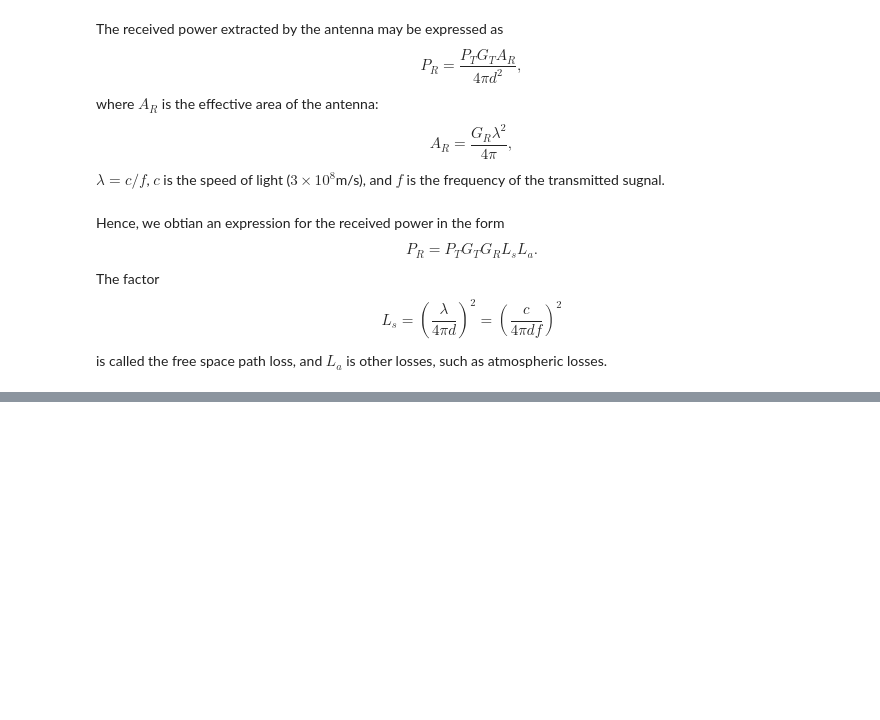
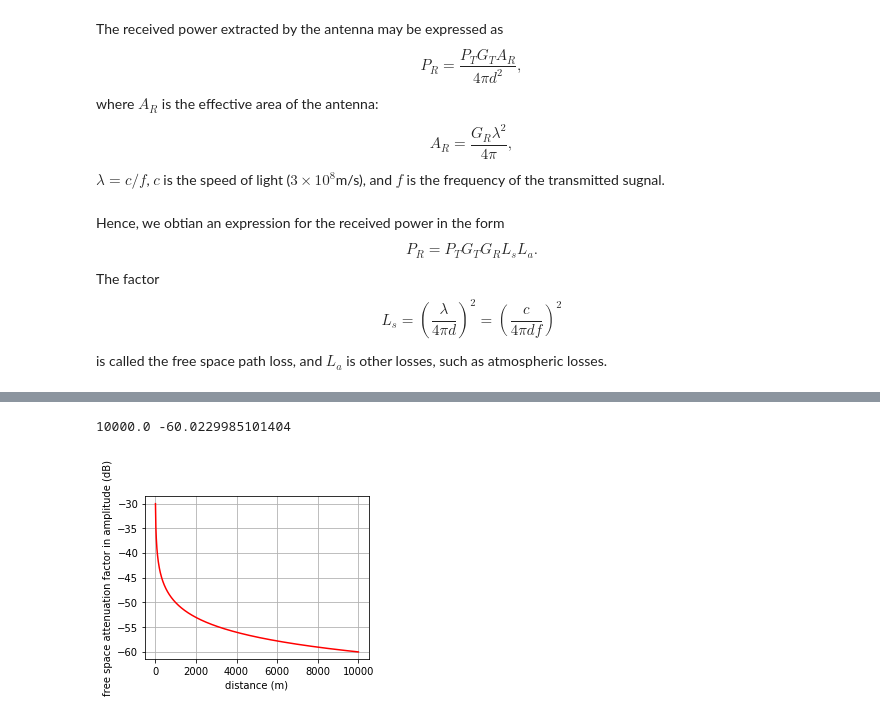
Before and after one commit to lishengxiangzz/lishengxiangzz.github.io, a Jupyter notebook: notes.ipynb, the cells around one changed output, grey strips where cells are left out. Saved outputs shown, nothing was run; the diff lists cells and outputs as text; code cells hidden in the pictures; blank space fills up the shorter version.

```diff
--- a/notes.ipynb
+++ b/notes.ipynb
@@ -55,0 +62,6 @@ is called the free space path loss, and $L_a$ is other losses, such as atmospher
+# %%
+import numpy as np
+d = np.linspace(1000,6500, 12)
+attenuation = 3e8/(4*np.pi*d*2400e6)
+for (d_i, atten_i) in zip(d, attenuation):
+    print(d_i.astype(int)/1000,'km:', atten_i)
@@ -55,0 +81,15 @@ is called the free space path loss, and $L_a$ is other losses, such as atmospher
+# %%
+    import matplotlib.pyplot as plt
+    %matplotlib inline
+    plt.figure(figsize=(4,3))
+    d = np.linspace(0, 10e3, 1e3+1)
+    Ls = 10*np.log10(3e8/(4*np.pi*d*2400e6))
+    print(np.max(d), np.min(Ls))
+    plt.plot(d, Ls, color='r',linewidth=1.5)
+    plt.xlabel('distance (m)')
+    plt.ylabel('free space attenuation factor in amplitude (dB)')
+    plt.grid(True)
+    plt.show()
+# %% [output]
+10000.0 -60.0229985101404
+[figure, added]
```
Also changed, not shown: parts of 5 cells of this notebook, 2 other files.
